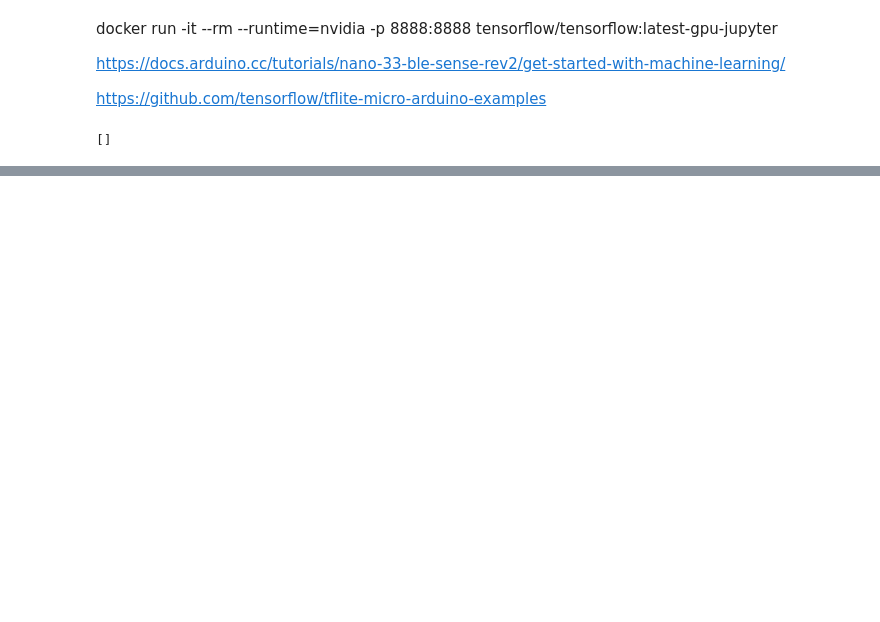
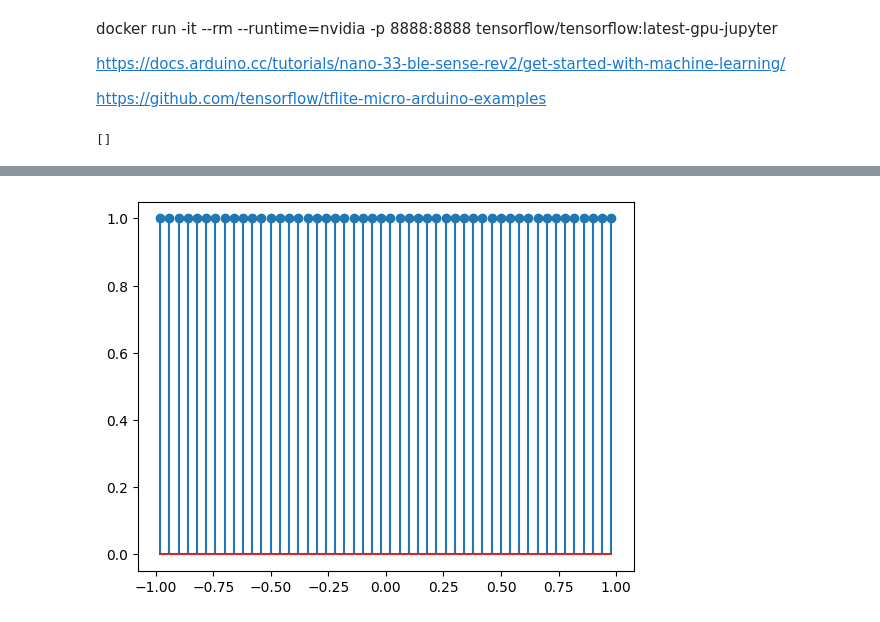
Before and after one commit to th-nuernberg/spicenet, a Jupyter notebook: code/embedded/embedded.ipynb, the cells around one changed output, grey strips where cells are left out. Saved outputs shown, nothing was run; the diff lists cells and outputs as text; code cells hidden in the pictures; blank space fills up the shorter version.

```diff
--- a/code/embedded/embedded.ipynb
+++ b/code/embedded/embedded.ipynb
@@ -13,0 +47,9 @@ print(tf.config.list_physical_devices('GPU'))
+# %%
+som = Som(50, df['init'].min(), df['init'].max())
+stem_x_values = som.get_as_matrix()[:, 0]
+stem_y_values = som.get_as_matrix()[:, 1]
+
+plt.stem(stem_x_values, stem_y_values)
+plt.show()
+# %% [output]
+[figure, added]
```
Also changed, not shown: parts of 10 cells of this notebook, 3 other files.
